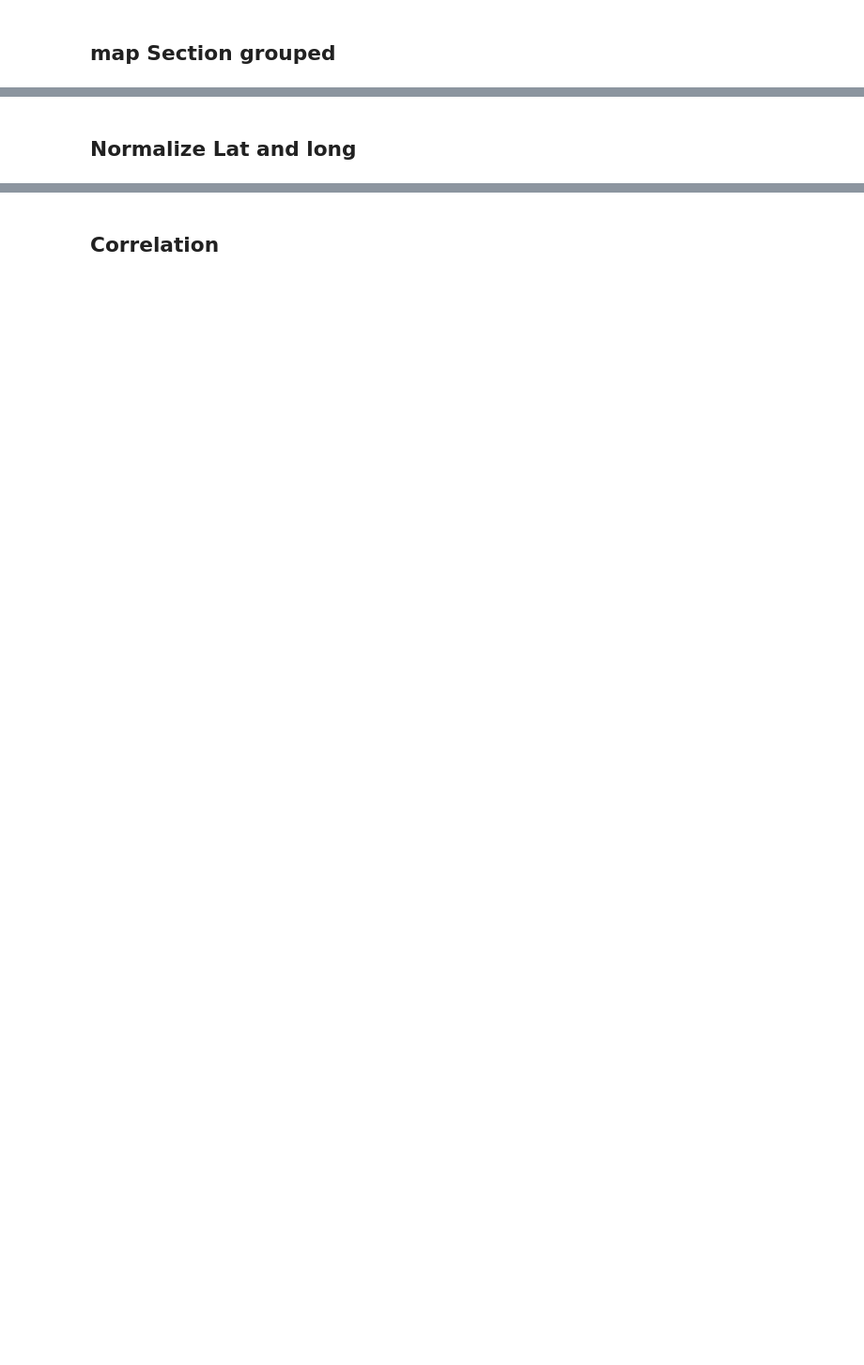
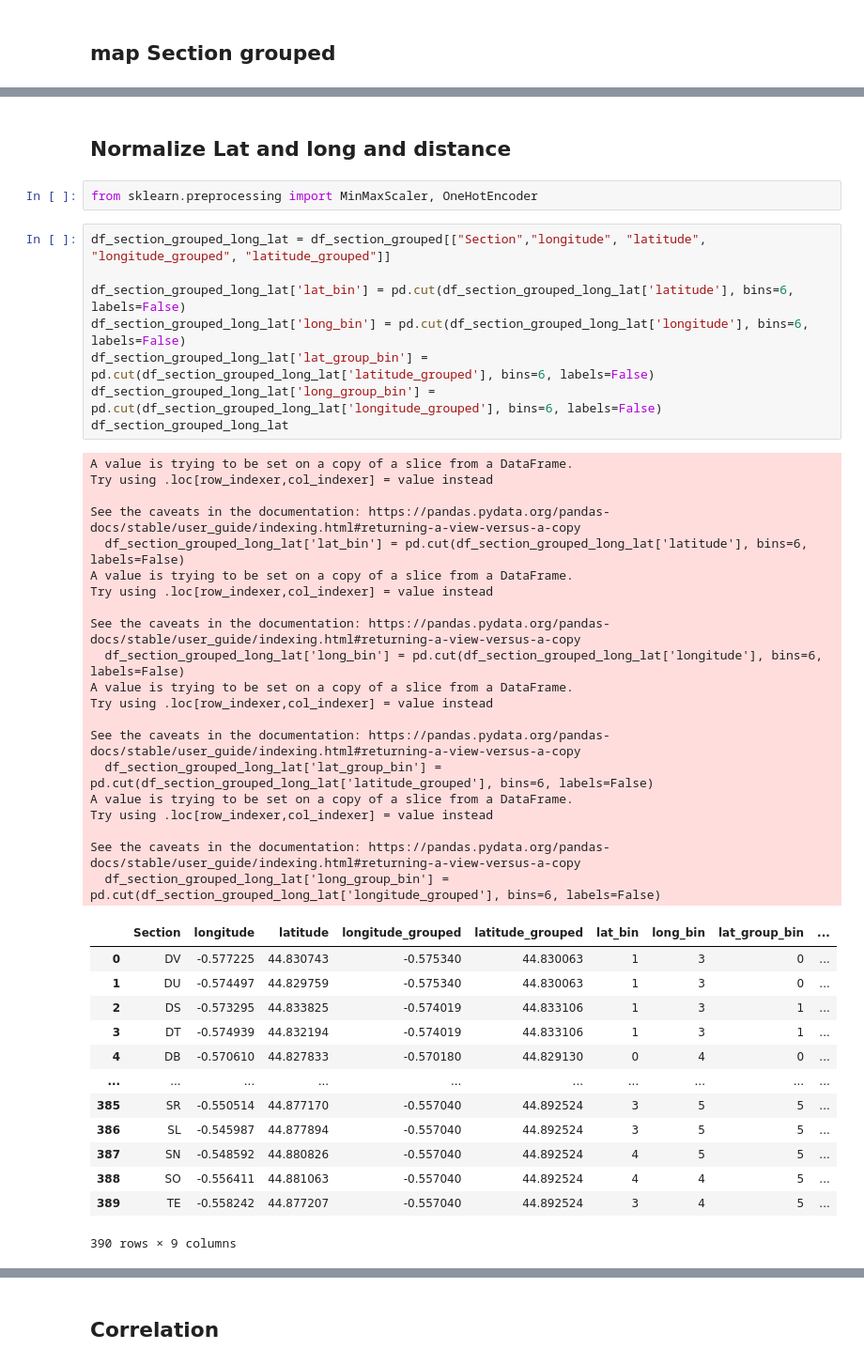
Before and after one commit to aelhirech/bdx_immo_deep_learn, a Jupyter notebook: programme.ipynb, the cells around one changed output, grey strips where cells are left out. Shown: that part at 94% size. Saved outputs shown, nothing was run; the diff lists cells and outputs as text; blank space fills up the shorter version.

```diff
--- a/programme.ipynb
+++ b/programme.ipynb
@@ -386,4 +349,48 @@ show(p)
 [interactive output not drawn]
 [interactive output not drawn]
 # %% [markdown]
-## Normalize Lat and long
+## Normalize Lat and long and distance
+# %%
+from sklearn.preprocessing import MinMaxScaler, OneHotEncoder
+# %%
+df_section_grouped_long_lat = df_section_grouped[["Section","longitude", "latitude", "longitude_grouped", "latitude_grouped"]]
+
+df_section_grouped_long_lat['lat_bin'] = pd.cut(df_section_grouped_long_lat['latitude'], bins=6, labels=False)
+df_section_grouped_long_lat['long_bin'] = pd.cut(df_section_grouped_long_lat['longitude'], bins=6, labels=False)
+df_section_grouped_long_lat['lat_group_bin'] = pd.cut(df_section_grouped_long_lat['latitude_grouped'], bins=6, labels=False)
+df_section_grouped_long_lat['long_group_bin'] = pd.cut(df_section_grouped_long_lat['longitude_grouped'], bins=6, labels=False)
+df_section_grouped_long_lat
+# %% [output]
+A value is trying to be set on a copy of a slice from a DataFrame.
+Try using .loc[row_indexer,col_indexer] = value instead
+
+See the caveats in the documentation: https://pandas.pydata.org/pandas-docs/stable/user_guide/indexing.html#returning-a-view-versus-a-copy
+  df_section_grouped_long_lat['lat_bin'] = pd.cut(df_section_grouped_long_lat['latitude'], bins=6, labels=False)
+A value is trying to be set on a copy of a slice from a DataFrame.
+Try using .loc[row_indexer,col_indexer] = value instead
+
+See the caveats in the documentation: https://pandas.pydata.org/pandas-docs/stable/user_guide/indexing.html#returning-a-view-versus-a-copy
+  df_section_grouped_long_lat['long_bin'] = pd.cut(df_section_grouped_long_lat['longitude'], bins=6, labels=False)
+A value is trying to be set on a copy of a slice from a DataFrame.
+Try using .loc[row_indexer,col_indexer] = value instead
+
+See the caveats in the documentation: https://pandas.pydata.org/pandas-docs/stable/user_guide/indexing.html#returning-a-view-versus-a-copy
+  df_section_grouped_long_lat['lat_group_bin'] = pd.cut(df_section_grouped_long_lat['latitude_grouped'], bins=6, labels=False)
+A value is trying to be set on a copy of a slice from a DataFrame.
+Try using .loc[row_indexer,col_indexer] = value instead
+
+See the caveats in the documentation: https://pandas.pydata.org/pandas-docs/stable/user_guide/indexing.html#returning-a-view-versus-a-copy
+  df_section_grouped_long_lat['long_group_bin'] = pd.cut(df_section_grouped_long_lat['longitude_grouped'], bins=6, labels=False)
+|  | Section | longitude | latitude | longitude_grouped | latitude_grouped | lat_bin | long_bin | lat_group_bin | ... |
+| 0 | DV | -0.577225 | 44.830743 | -0.575340 | 44.830063 | 1 | 3 | 0 | ... |
+| 1 | DU | -0.574497 | 44.829759 | -0.575340 | 44.830063 | 1 | 3 | 0 | ... |
+| 2 | DS | -0.573295 | 44.833825 | -0.574019 | 44.833106 | 1 | 3 | 1 | ... |
+| 3 | DT | -0.574939 | 44.832194 | -0.574019 | 44.833106 | 1 | 3 | 1 | ... |
+| 4 | DB | -0.570610 | 44.827833 | -0.570180 | 44.829130 | 0 | 4 | 0 | ... |
+| ... | ... | ... | ... | ... | ... | ... | ... | ... | ... |
+| 385 | SR | -0.550514 | 44.877170 | -0.557040 | 44.892524 | 3 | 5 | 5 | ... |
+| 386 | SL | -0.545987 | 44.877894 | -0.557040 | 44.892524 | 3 | 5 | 5 | ... |
+| 387 | SN | -0.548592 | 44.880826 | -0.557040 | 44.892524 | 4 | 5 | 5 | ... |
+| 388 | SO | -0.556411 | 44.881063 | -0.557040 | 44.892524 | 4 | 4 | 5 | ... |
+| 389 | TE | -0.558242 | 44.877207 | -0.557040 | 44.892524 | 3 | 4 | 5 | ... |
+390 rows × 9 columns
```
Also changed, not shown: parts of 24 cells of this notebook.
